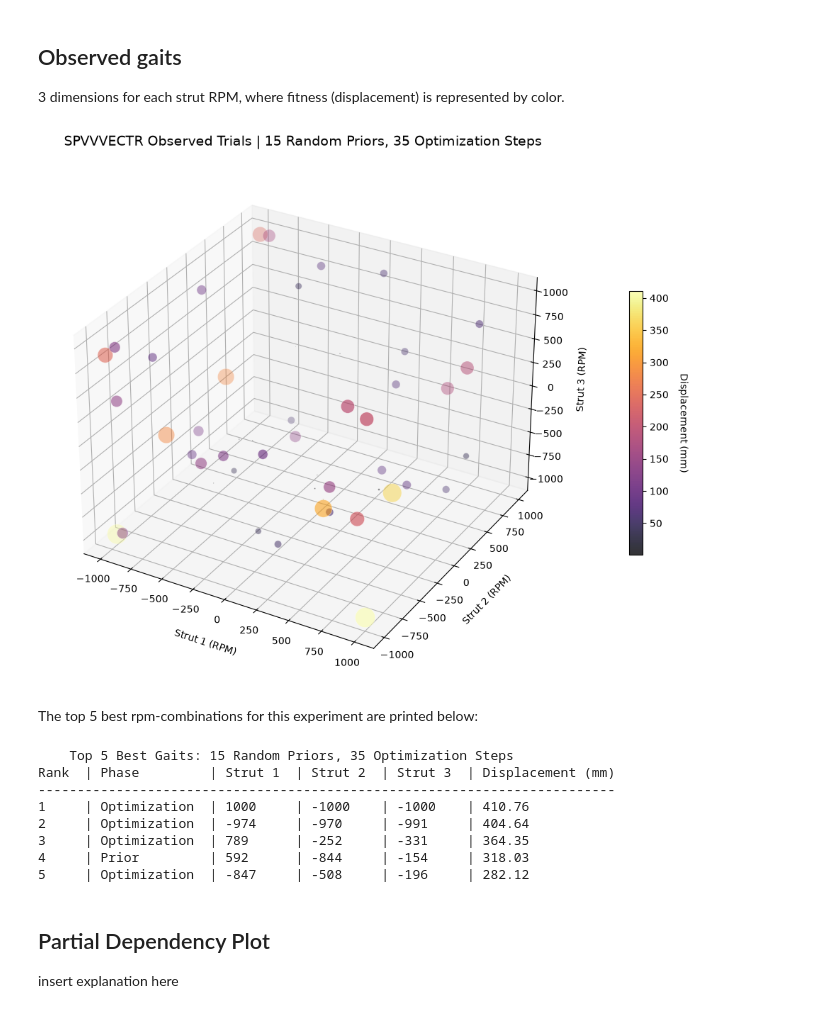
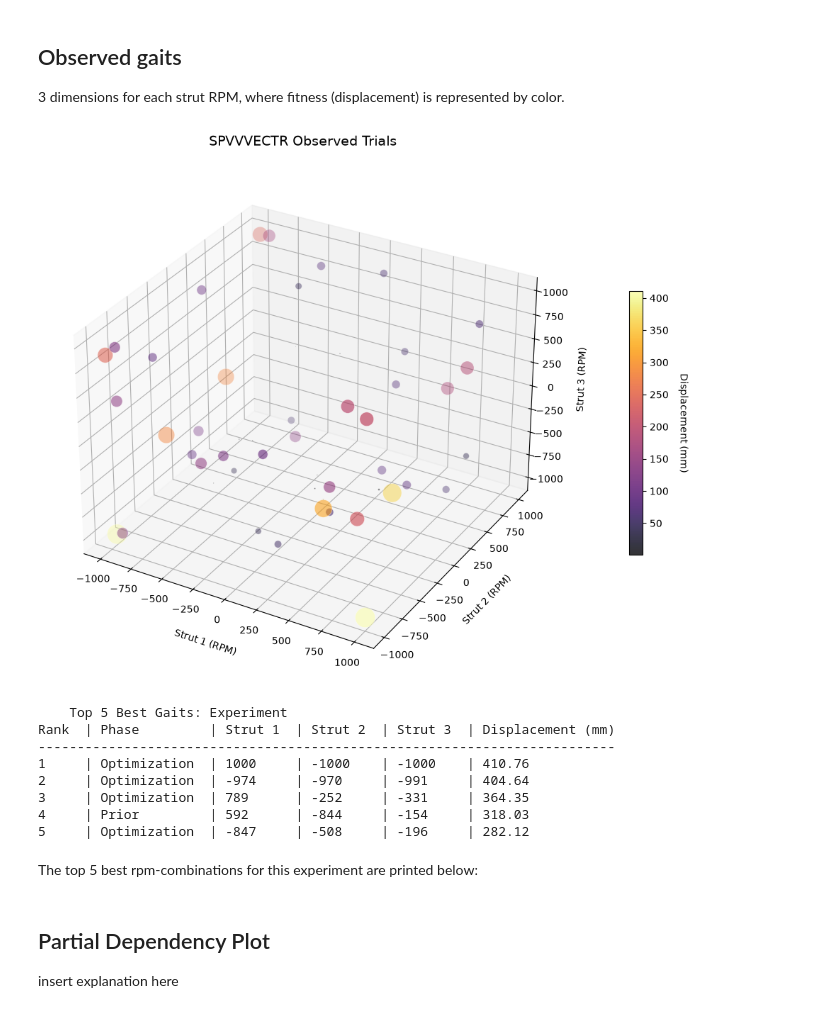
Before and after one commit to UnionEvoRobo/SPVVVECTR, a Jupyter notebook: Python-BT-Control/Better-BLE-Control/visualization_bo_skopt.ipynb, the cells around one changed output. Saved outputs shown, nothing was run; the diff lists cells and outputs as text; code cells hidden in the pictures.

```diff
--- a/Python-BT-Control/Better-BLE-Control/visualization_bo_skopt.ipynb
+++ b/Python-BT-Control/Better-BLE-Control/visualization_bo_skopt.ipynb
@@ -43,10 +43,10 @@ def plot_scatter(csv_filepath, title="SPVVVECTR Observed Trials"):
 
     # legend for fitness
     cbar = fig.colorbar(scatter, ax=ax, shrink=0.5, pad=0.1)
-    if 'Displacement_mm' in df.columns:
-        cbar.set_label('Displacement (mm)', rotation=270, labelpad=20)
-    else:
-        cbar.set_label('Mean Displacement (mm) (n=3)', rotation=270, labelpad=20)
+    #if 'Displacement_mm' in df.columns:
+    cbar.set_label('Displacement (mm)', rotation=270, labelpad=20)
+    #else:
+        #cbar.set_label('Mean Displacement (mm) (n=3)', rotation=270, labelpad=20)
 
     plt.tight_layout()
     plt.show()
@@ -158,22 +158,21 @@ def plot_convergence():
 ## Observed gaits
 3 dimensions for each strut RPM, where fitness (displacement) is represented by color.
 # %%
-plot_scatter('../../SPVVVECTR_DATA/bo_experiment_spvvvectr1A/bo_results_random_priors/bo_results_20260728_141100.csv', title="SPVVVECTR Observed Trials | 15 Random Priors, 35 Optimization Steps")
+path='./../../SPVVVECTR_DATA/bo_experiment_SPVVVECTR-1a/bo_results_random_priors/bo_results_20260728_141100.csv'
+plot_scatter(path)
+print_top_5_gaits(path)
 # %% [output]
-[figure, old version]
+[figure, new version]
+    Top 5 Best Gaits: Experiment
+Rank  | Phase         | Strut 1  | Strut 2  | Strut 3  | Displacement (mm)
+--------------------------------------------------------------------------
+1     | Optimization  | 1000     | -1000    | -1000    | 410.76
+2     | Optimization  | -974     | -970     | -991     | 404.64
+3     | Optimization  | 789      | -252     | -331     | 364.35
+4     | Prior         | 592      | -844     | -154     | 318.03
+5     | Optimization  | -847     | -508     | -196     | 282.12
 # %% [markdown]
 The top 5 best rpm-combinations for this experiment are printed below:
-# %%
-print_top_5_gaits('../../SPVVVECTR_DATA/bo_experiment_spvvvectr1A/bo_results_random_priors/bo_results_20260728_141100.csv', "15 Random Priors, 35 Optimization Steps")
-# %% [output]
-    Top 5 Best Gaits: 15 Random Priors, 35 Optimization Steps
-Rank  | Phase         | Strut 1  | Strut 2  | Strut 3  | Displacement (mm)
---------------------------------------------------------------------------
-1     | Optimization  | 1000     | -1000    | -1000    | 410.76
-2     | Optimization  | -974     | -970     | -991     | 404.64
-3     | Optimization  | 789      | -252     | -331     | 364.35
-4     | Prior         | 592      | -844     | -154     | 318.03
-5     | Optimization  | -847     | -508     | -196     | 282.12
 # %% [markdown]
 ## Partial Dependency Plot
 insert explanation here
```
Also changed, not shown: parts of 14 cells of this notebook, 4 other files.
